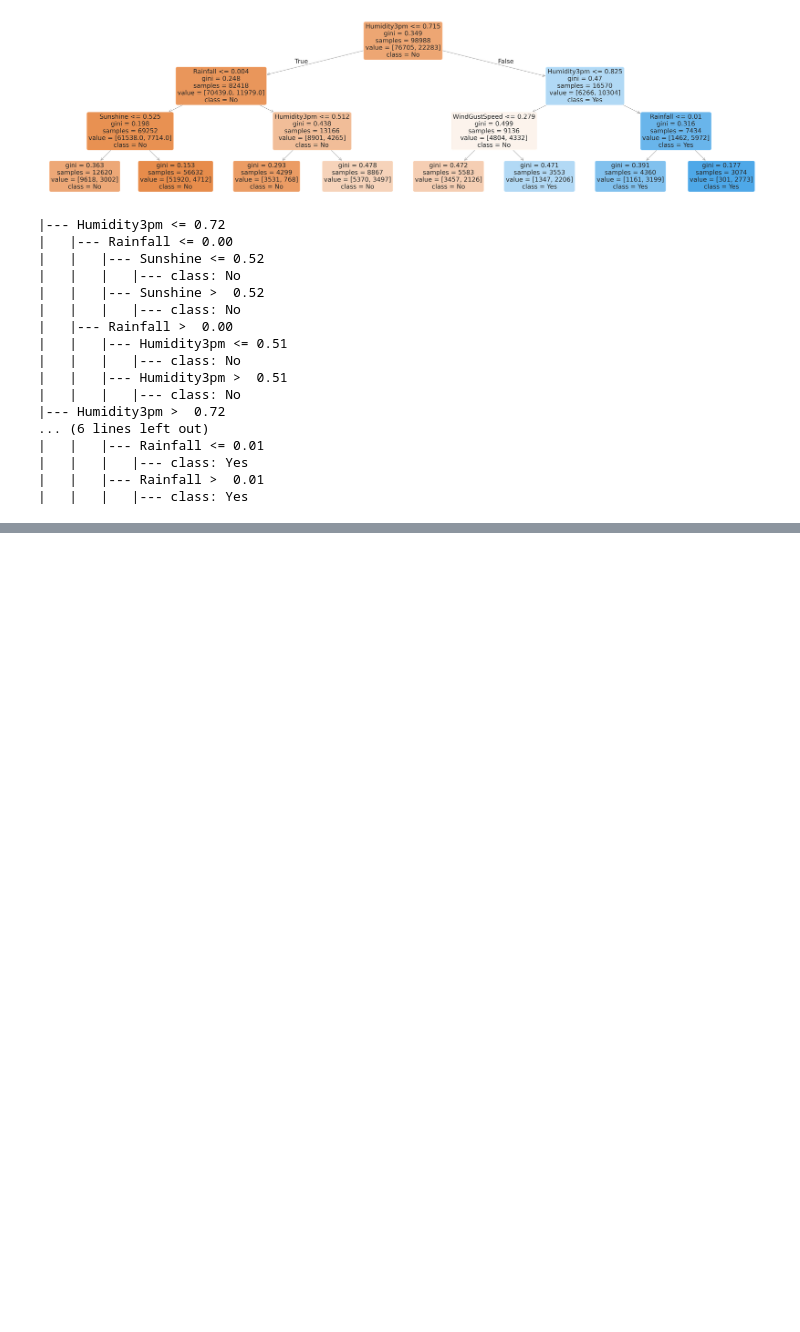
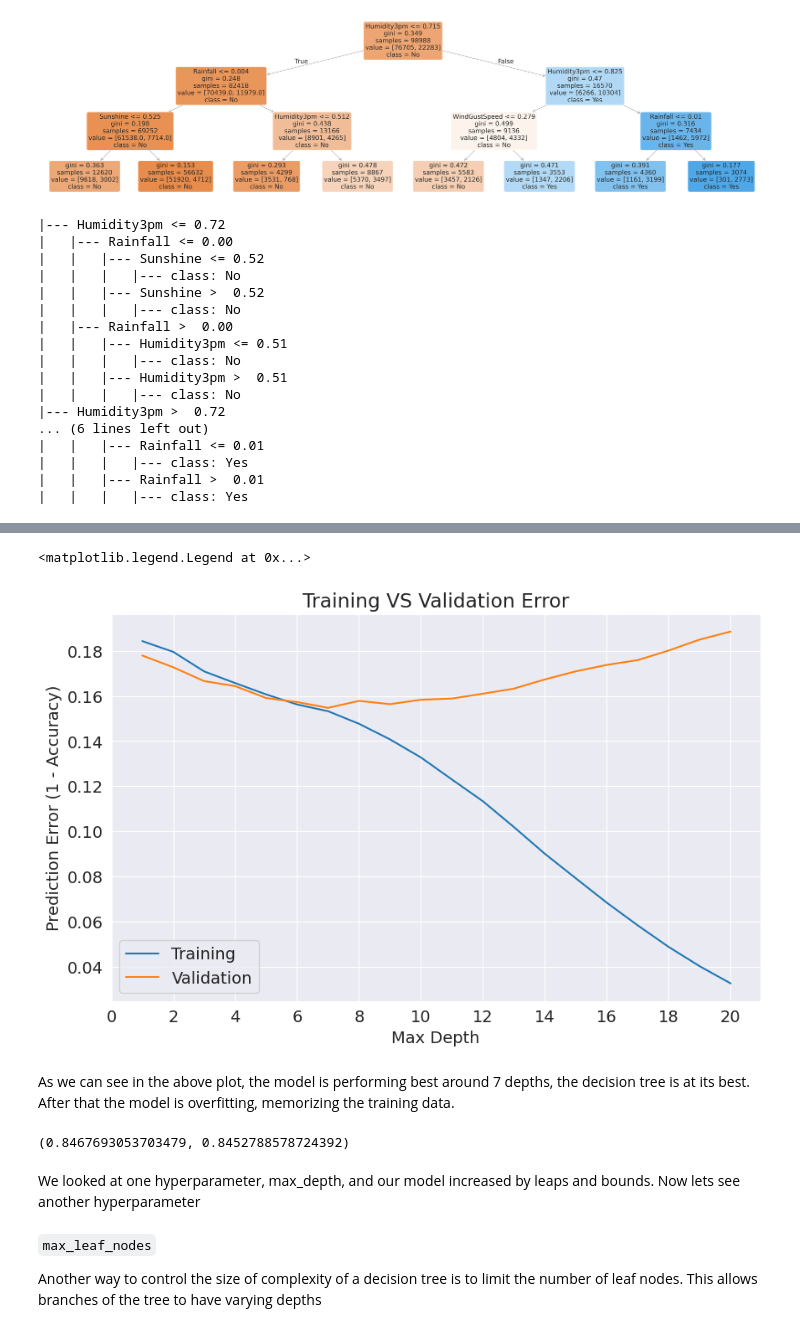
Before and after one commit to Musawer-Afzal/ML-with-Scikit-Learn-in-Python, a Jupyter notebook: 03_decision_tress_random_forests.ipynb, the cells around one changed output, grey strips where cells are left out. Saved outputs shown, nothing was run; the diff lists cells and outputs as text; code cells hidden in the pictures; blank space fills up the shorter version.

```diff
--- a/03_decision_tress_random_forests.ipynb
+++ b/03_decision_tress_random_forests.ipynb
@@ -544,0 +548,14 @@ print(export_text(model, feature_names=list(X_train.columns)))
+# %%
+def max_depth_error(md):
+  model = DecisionTreeClassifier(max_depth = md, random_state = 42)
+  model.fit(X_train, train_targets)
+  train_error = 1 - model.score(X_train, train_targets)
+  val_error = 1 - model.score(X_val, val_targets)
+  return {
+      'Max Depth': md,
+      'Training Error': train_error,
+      'Validation Error': val_error
+  }
+# %%
+%%time
+errors_df = pd.DataFrame([max_depth_error(md) for md in range(1, 21)])
@@ -544,0 +585,25 @@ print(export_text(model, feature_names=list(X_train.columns)))
+# %%
+plt.figure()
+plt.plot(errors_df['Max Depth'], errors_df['Training Error'])
+plt.plot(errors_df['Max Depth'], errors_df['Validation Error'])
+plt.title('Training VS Validation Error')
+plt.xticks(range(0, 21, 2))
+plt.xlabel('Max Depth')
+plt.ylabel('Prediction Error (1 - Accuracy)')
+plt.legend(['Training', 'Validation'])
+# %% [output]
+<matplotlib.legend.Legend at 0x...>
+[figure, added]
+# %% [markdown]
+As we can see in the above plot, the model is performing best around 7 depths, the decision tree is at its best. After that the model is overfitting, memorizing the training data.
+# %%
+model = DecisionTreeClassifier(max_depth = 7, random_state = 42).fit(X_train, train_targets)
+model.score(X_train, train_targets), model.score(X_val, val_targets)
+# %% [output]
+(0.8467693053703479, 0.8452788578724392)
+# %% [markdown]
+We looked at one hyperparameter, max_depth, and our model increased by leaps and bounds. Now lets see another hyperparameter
+# %% [markdown]
+`max_leaf_nodes`
+
+Another way to control the size of complexity of a decision tree is to limit the number of leaf nodes. This allows branches of the tree to have varying depths
```
Also changed, not shown: parts of 23 cells of this notebook.
